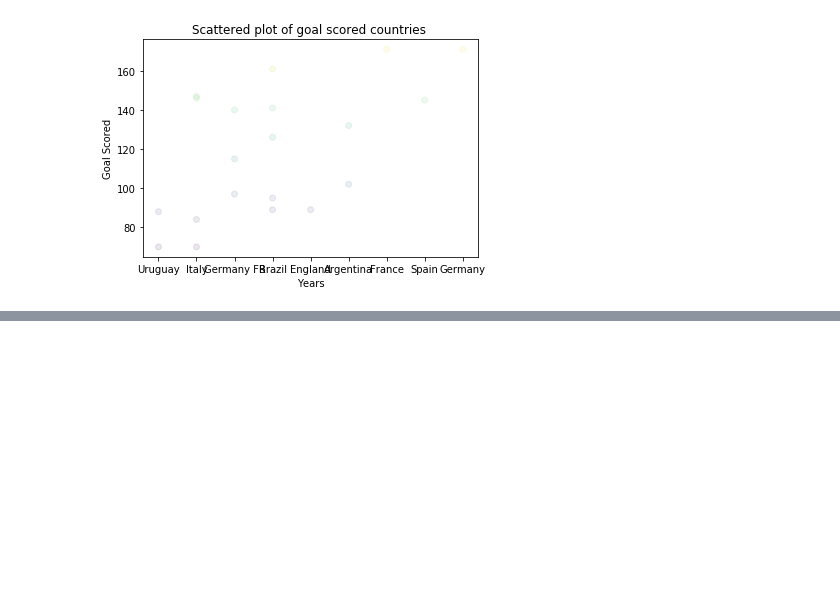
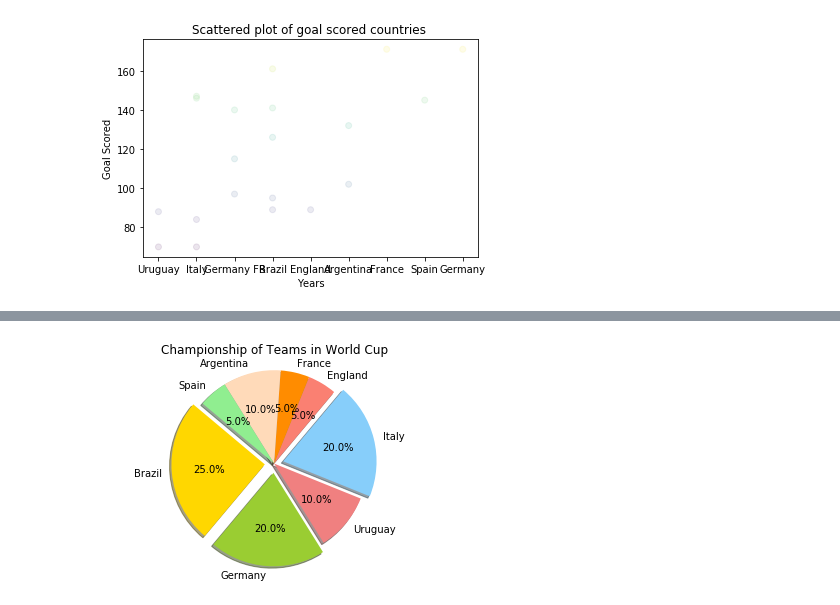
Before and after one commit to MasoudMoeini/Football-World-Cup, a Jupyter notebook: Football_WorldCup_02.ipynb, the cells around one changed output, grey strips where cells are left out. Drawn from its saved outputs; the diff is of its cells as text; code cells hidden in the pictures; blank space fills up the shorter version.

```diff
--- a/Football_WorldCup_02.ipynb
+++ b/Football_WorldCup_02.ipynb
@@ -45,0 +92,17 @@ plt.scatter(x, y,c=colors, alpha=0.1)
+# %%
+labels = 'Brazil', 'Germany','Uruguay','Italy','England','France','Argentina','Spain'
+sizes =df.loc[:,'Championship Number']
+colors = ['gold', 'yellowgreen', 'lightcoral', 'lightskyblue','salmon','darkorange','peachpuff','lightgreen']
+
+explode = (0.1, 0.1, 0, 0.1,0,0,0,0)  # explode 1st slice
+
+# Plot
+
+plt.pie(sizes, explode=explode, labels=labels, colors=colors,
+        autopct='%1.1f%%', shadow=True, startangle=140)
+
+plt.axis('equal')
+plt.title('Championship of Teams in World Cup')
+plt.show()
+# %% [output]
+[figure, added]
```
Also changed, not shown: parts of 2 cells of this notebook.
